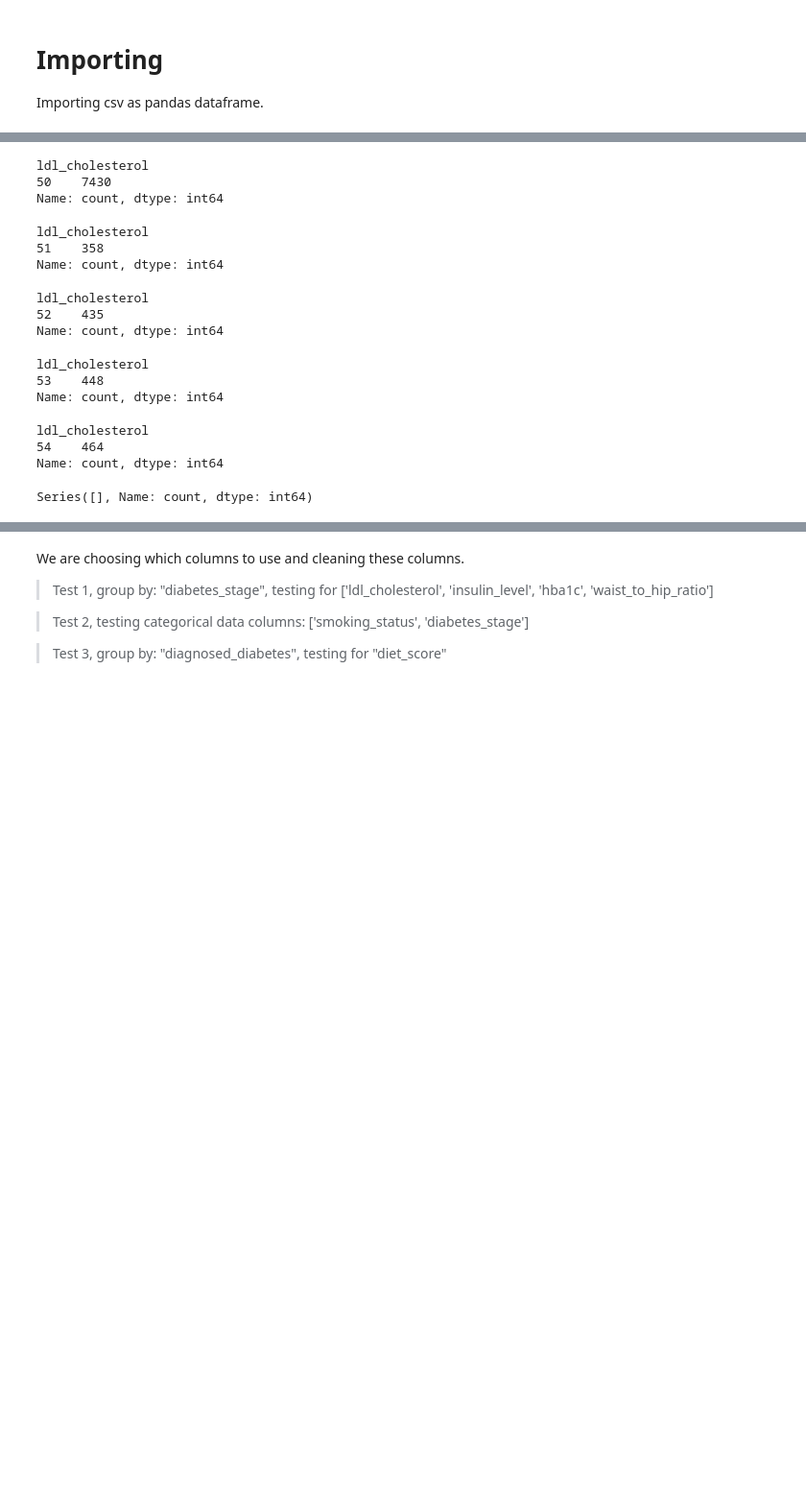
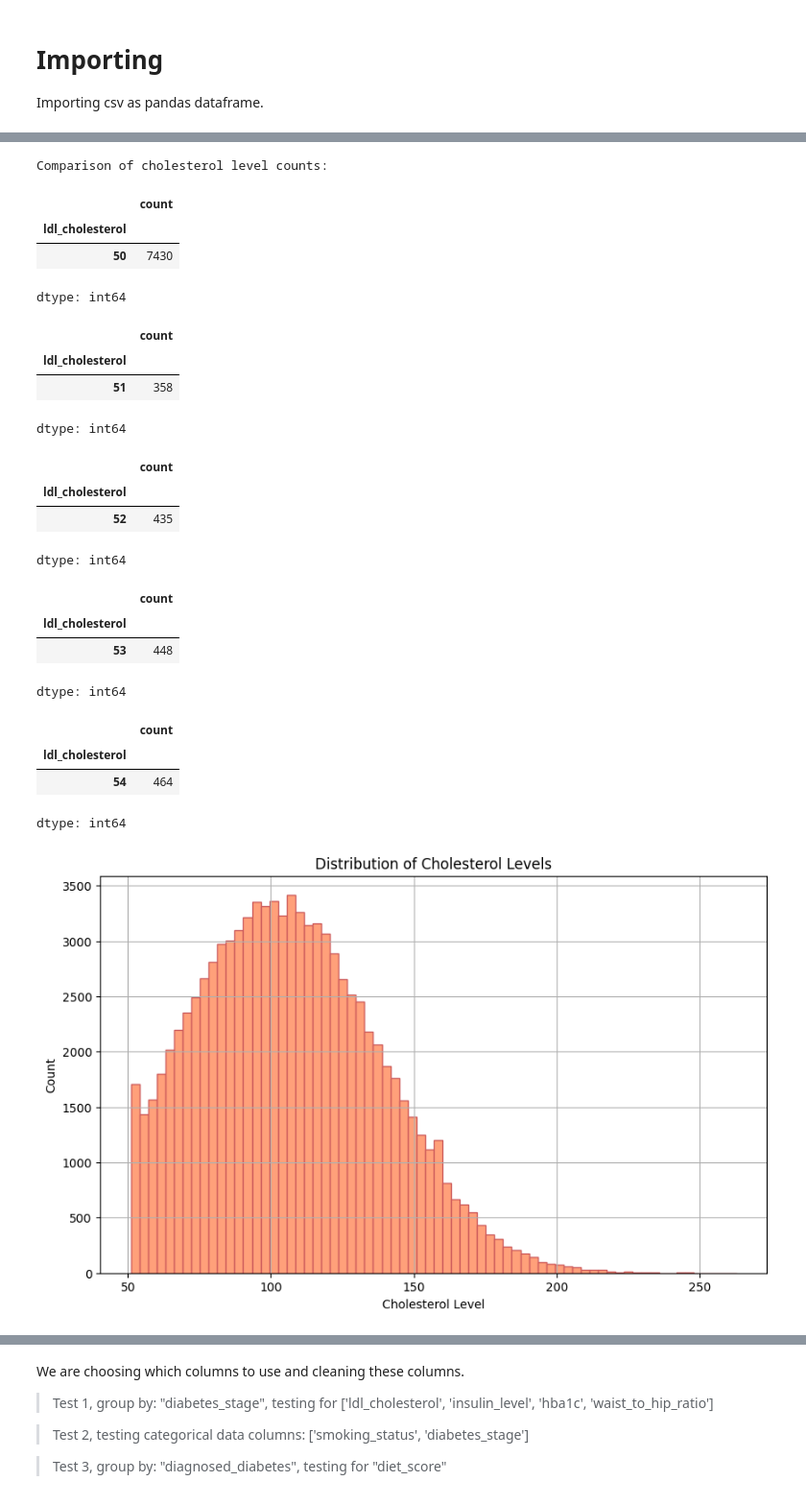
Before and after one commit to XaelZeph/CMSC320_FinalProject, a Jupyter notebook: PreprocessingAndAnalysis.ipynb, the cells around one changed output, grey strips where cells are left out. Shown at 96% size. Saved outputs shown, nothing was run; the diff lists cells and outputs as text; code cells hidden in the pictures; blank space fills up the shorter version.

```diff
--- a/PreprocessingAndAnalysis.ipynb
+++ b/PreprocessingAndAnalysis.ipynb
@@ -18,28 +67,43 @@ We believe that there are boundary conditions for the Ldl Cholesterol and Insuli
 # %%
 # dropping all samples where Ldl Cholesterol is equal to 50
 
+print("Comparison of cholesterol level counts: ")
 display(df[df['ldl_cholesterol'] == 50]['ldl_cholesterol'].value_counts(),
 df[df['ldl_cholesterol'] == 51]['ldl_cholesterol'].value_counts(),
 df[df['ldl_cholesterol'] == 52]['ldl_cholesterol'].value_counts(),
 df[df['ldl_cholesterol'] == 53]['ldl_cholesterol'].value_counts(),
 df[df['ldl_cholesterol'] == 54]['ldl_cholesterol'].value_counts())
 
 df = df[df['ldl_cholesterol'] > 50]
-display(df[df['ldl_cholesterol'] == 50]['ldl_cholesterol'].value_counts())
+# will be empty
+# display(df[df['ldl_cholesterol'] == 50]['ldl_cholesterol'].value_counts())
+plt.figure(figsize=(10, 6))
+plt.hist(df['ldl_cholesterol'], bins=70, color='lightsalmon', edgecolor='indianred')
+plt.xlabel('Cholesterol Level')
+plt.ylabel('Count')
+plt.title('Distribution of Cholesterol Levels')
+plt.grid()
+plt.show()
 # %% [output]
-ldl_cholesterol
-50    7430
-Name: count, dtype: int64
+Comparison of cholesterol level counts:
+|  | count |
+| ldl_cholesterol |  |
+| 50 | 7430 |
-ldl_cholesterol
-51    358
-Name: count, dtype: int64
+dtype: int64
+|  | count |
+| ldl_cholesterol |  |
+| 51 | 358 |
-ldl_cholesterol
-52    435
-Name: count, dtype: int64
+dtype: int64
+|  | count |
+| ldl_cholesterol |  |
+| 52 | 435 |
-ldl_cholesterol
-53    448
-Name: count, dtype: int64
+dtype: int64
+|  | count |
+| ldl_cholesterol |  |
+| 53 | 448 |
-ldl_cholesterol
-54    464
-Name: count, dtype: int64
+dtype: int64
+|  | count |
+| ldl_cholesterol |  |
+| 54 | 464 |
-Series([], Name: count, dtype: int64)
+dtype: int64
+[figure, added]
```
Also changed, not shown: parts of 49 cells of this notebook.
